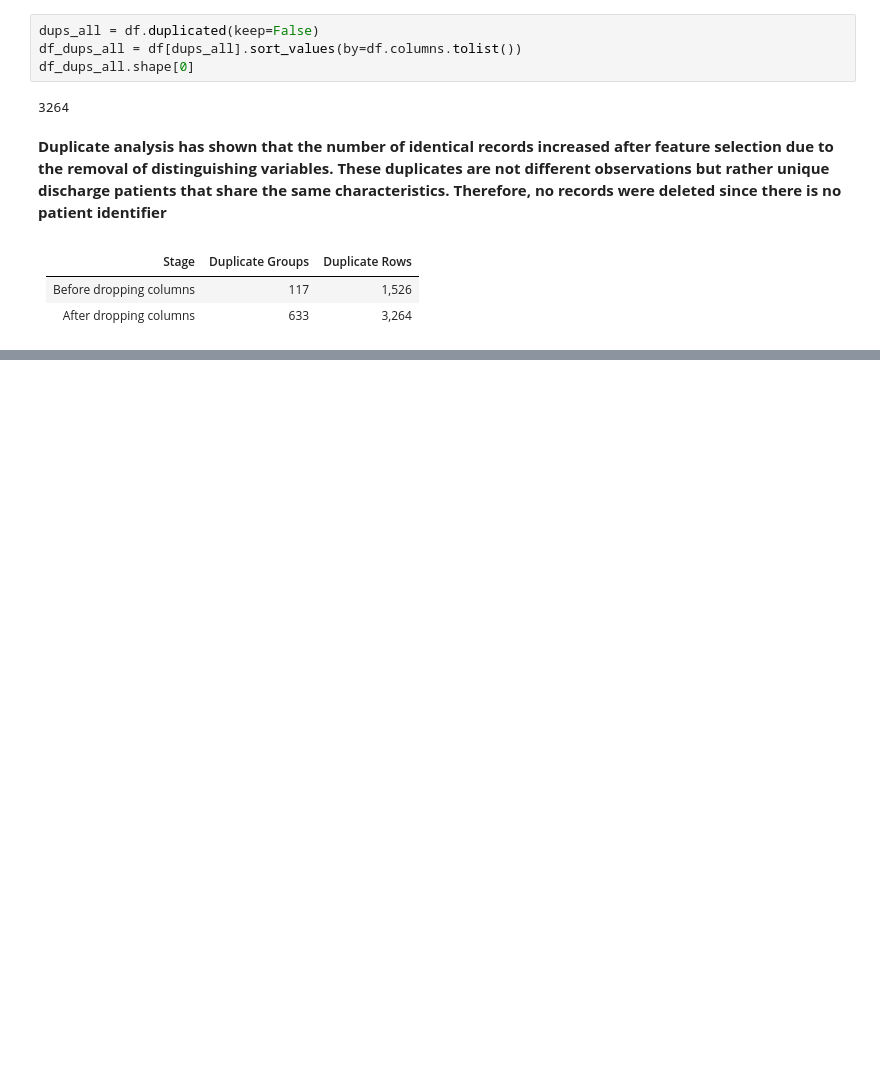
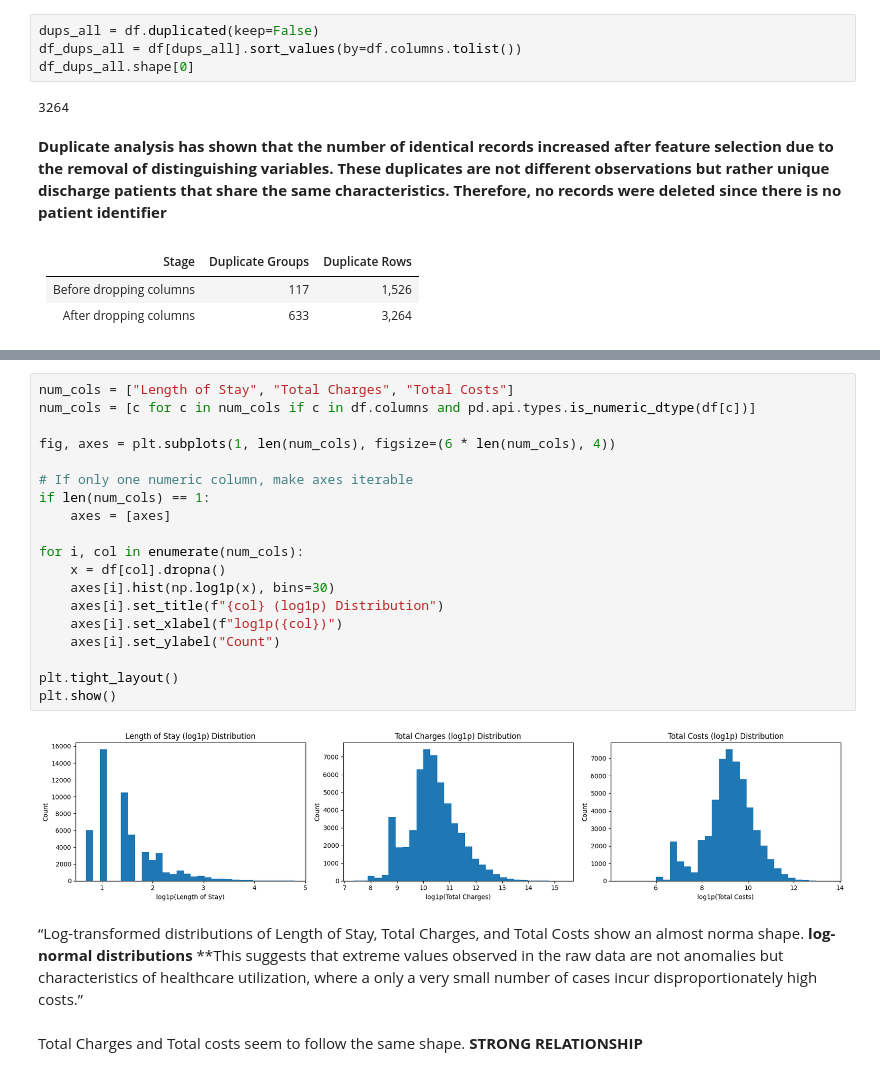
Before and after one commit to kpsalida/HospitalDischarges_Visualization, a Jupyter notebook: viz_eda.ipynb, the cells around one changed output, grey strips where cells are left out. Cells and saved outputs as stored; diff of their text form; blank space fills up the shorter version.

```diff
--- a/viz_eda.ipynb
+++ b/viz_eda.ipynb
@@ -482,0 +571,26 @@ df_dups_all.shape[0]
+# %%
+num_cols = ["Length of Stay", "Total Charges", "Total Costs"]
+num_cols = [c for c in num_cols if c in df.columns and pd.api.types.is_numeric_dtype(df[c])]
+
+fig, axes = plt.subplots(1, len(num_cols), figsize=(6 * len(num_cols), 4))
+
+# If only one numeric column, make axes iterable
+if len(num_cols) == 1:
+    axes = [axes]
+
+for i, col in enumerate(num_cols):
+    x = df[col].dropna()
+    axes[i].hist(np.log1p(x), bins=30)
+    axes[i].set_title(f"{col} (log1p) Distribution")
+    axes[i].set_xlabel(f"log1p({col})")
+    axes[i].set_ylabel("Count")
+
+plt.tight_layout()
+plt.show()
+# %% [output]
+[figure, added]
+# %% [markdown]
+“Log-transformed distributions of Length of Stay, Total Charges, and Total Costs show an almost norma shape.  **log-normal distributions**
+**This suggests that extreme values observed in the raw data are not anomalies but characteristics of healthcare utilization, where a only a very small number of cases incur disproportionately high costs.”
+# %% [markdown]
+Total Charges and Total costs seem to follow the same shape. **STRONG RELATIONSHIP**
```
Also changed, not shown: parts of 21 cells of this notebook.
